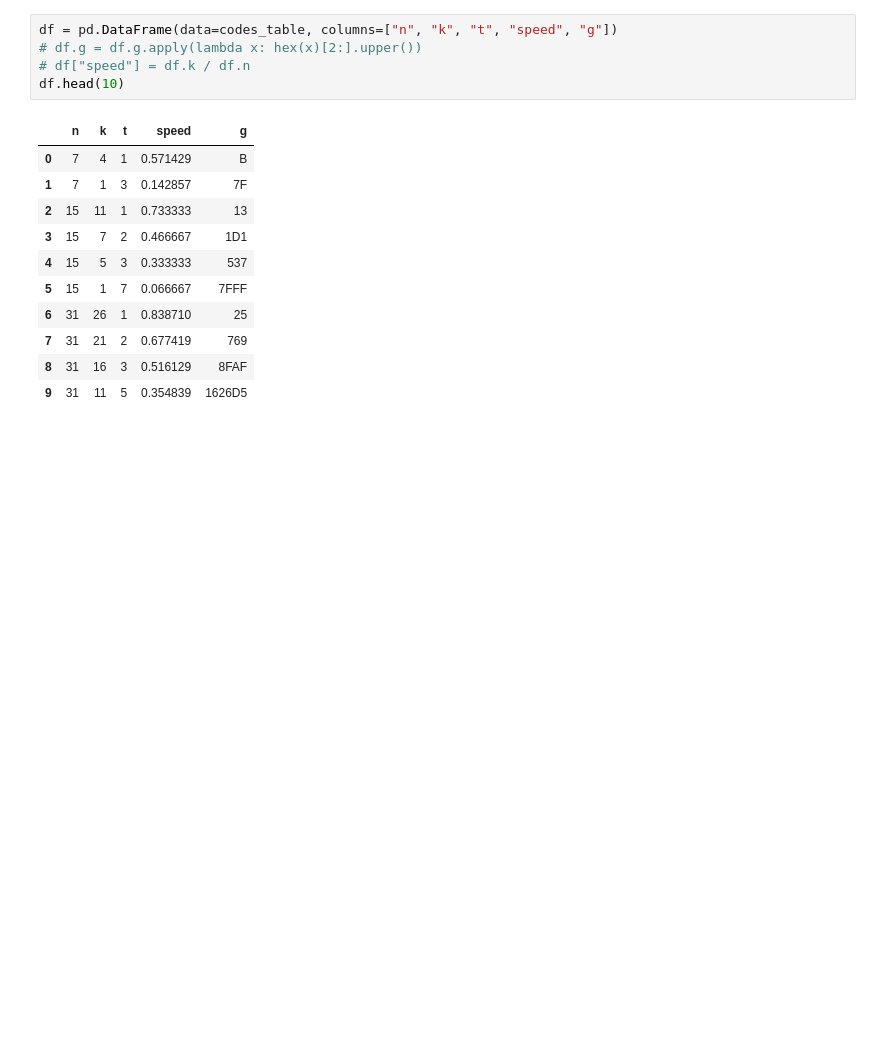
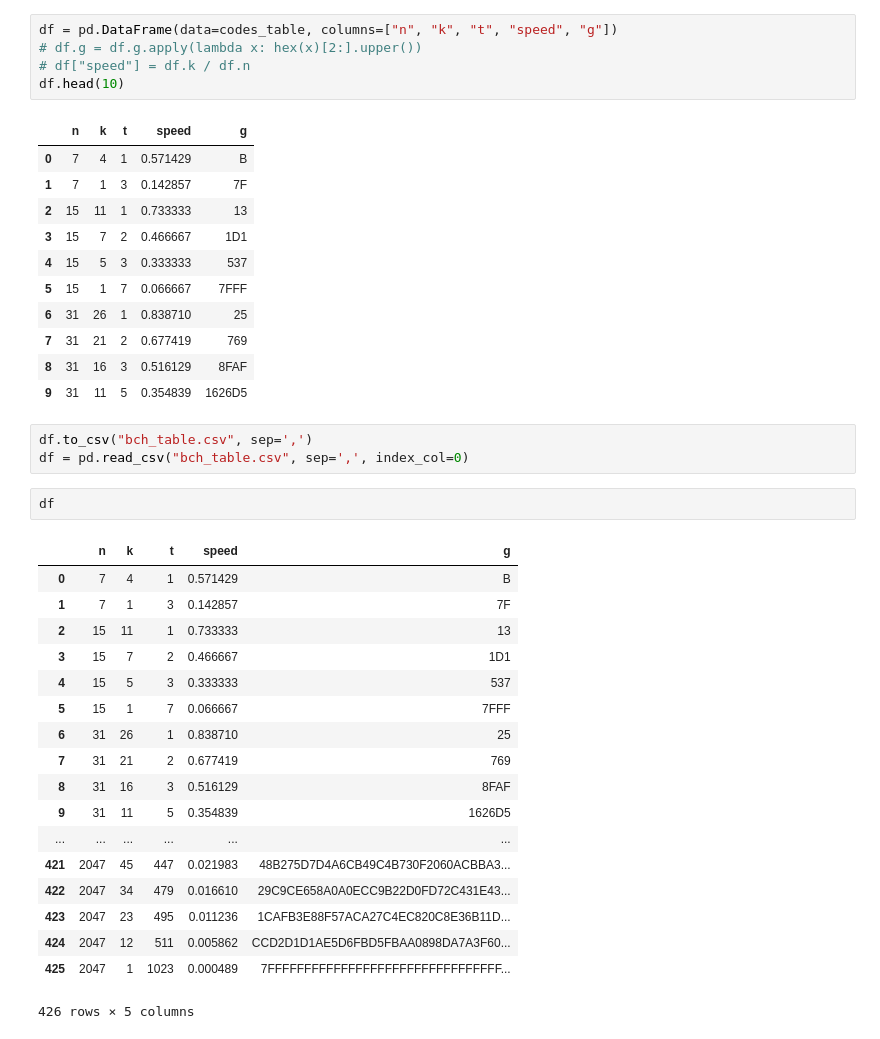
Before and after one commit to garx0/pa, a Jupyter notebook: bch_codes_analysis.ipynb, the cells around one changed output. Cells and saved outputs as stored; diff of their text form; blank space fills up the shorter version.

```diff
--- a/bch_codes_analysis.ipynb
+++ b/bch_codes_analysis.ipynb
@@ -70,5 +73,29 @@ df.head(10)
 | 7 | 31 | 21 | 2 | 0.677419 | 769 |
 | 8 | 31 | 16 | 3 | 0.516129 | 8FAF |
 | 9 | 31 | 11 | 5 | 0.354839 | 1626D5 |
+# %%
+df.to_csv("bch_table.csv", sep=',')
+df = pd.read_csv("bch_table.csv", sep=',', index_col=0)
+# %%
+df
+# %% [output]
+|  | n | k | t | speed | g |
+| 0 | 7 | 4 | 1 | 0.571429 | B |
+| 1 | 7 | 1 | 3 | 0.142857 | 7F |
+| 2 | 15 | 11 | 1 | 0.733333 | 13 |
+| 3 | 15 | 7 | 2 | 0.466667 | 1D1 |
+| 4 | 15 | 5 | 3 | 0.333333 | 537 |
+| 5 | 15 | 1 | 7 | 0.066667 | 7FFF |
+| 6 | 31 | 26 | 1 | 0.838710 | 25 |
+| 7 | 31 | 21 | 2 | 0.677419 | 769 |
+| 8 | 31 | 16 | 3 | 0.516129 | 8FAF |
+| 9 | 31 | 11 | 5 | 0.354839 | 1626D5 |
+| ... | ... | ... | ... | ... | ... |
+| 421 | 2047 | 45 | 447 | 0.021983 | 48B275D7D4A6CB49C4B730F2060ACBBA3... |
+| 422 | 2047 | 34 | 479 | 0.016610 | 29C9CE658A0A0ECC9B22D0FD72C431E43... |
+| 423 | 2047 | 23 | 495 | 0.011236 | 1CAFB3E88F57ACA27C4EC820C8E36B11D... |
+| 424 | 2047 | 12 | 511 | 0.005862 | CCD2D1D1AE5D6FBD5FBAA0898DA7A3F60... |
+| 425 | 2047 | 1 | 1023 | 0.000489 | 7FFFFFFFFFFFFFFFFFFFFFFFFFFFFFFFF... |
+426 rows × 5 columns
 # %%
 n_list = [7, 15, 31, 63, 127, 255, 511, 1023, 2047]
```
Also changed, not shown: parts of 10 cells of this notebook, 5 other files.
